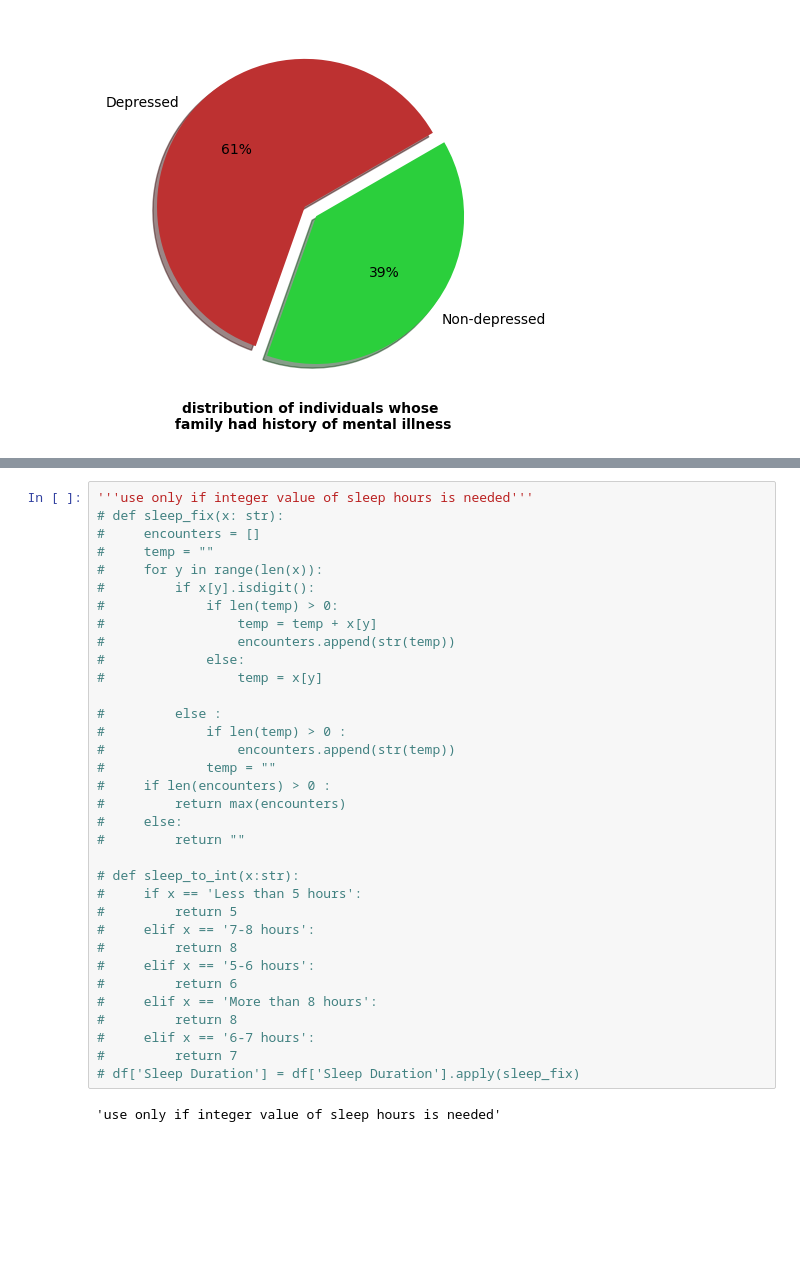
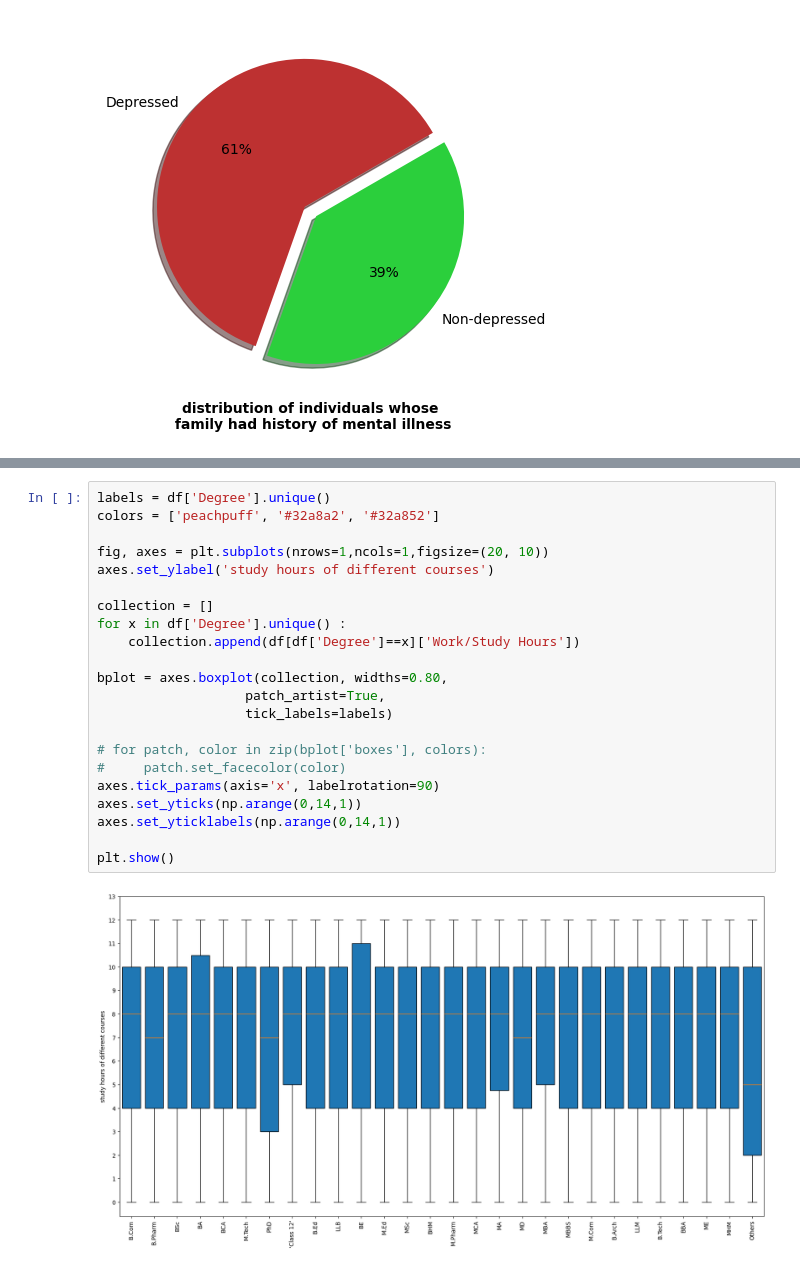
Before and after one commit to gagankumar2488/student_depression_data_analysis, a Jupyter notebook: analysis/analysis_process.ipynb, the cells around one changed output, grey strips where cells are left out. Drawn from its saved outputs; the diff is of its cells as text; blank space fills up the shorter version.

```diff
--- a/analysis/analysis_process.ipynb
+++ b/analysis/analysis_process.ipynb
@@ -202,39 +192,27 @@ axes.set_yticklabels(np.arange(0,10.5,0.5))
 plt.show()
 # %% [output]
 [figure]
-# %%
-'''use only if integer value of sleep hours is needed'''
-# def sleep_fix(x: str):
-#     encounters = []
-#     temp = ""
-#     for y in range(len(x)):
-#         if x[y].isdigit():
-#             if len(temp) > 0:
-#                 temp = temp + x[y]
-#                 encounters.append(str(temp))
-#             else:
-#                 temp = x[y]
-
-#         else :
-#             if len(temp) > 0 :
-#                 encounters.append(str(temp))
-#             temp = ""
-#     if len(encounters) > 0 :
-#         return max(encounters)
-#     else:
-#         return ""
-
-# def sleep_to_int(x:str):
-#     if x == 'Less than 5 hours':
-#         return 5
-#     elif x == '7-8 hours':
-#         return 8
-#     elif x == '5-6 hours':
-#         return 6
-#     elif x == 'More than 8 hours':
-#         return 8
-#     elif x == '6-7 hours':
-#         return 7
-# df['Sleep Duration'] = df['Sleep Duration'].apply(sleep_fix)
-# %% [output]
-'use only if integer value of sleep hours is needed'
+# %%
+labels = df['Degree'].unique()
+colors = ['peachpuff', '#32a8a2', '#32a852']
+
+fig, axes = plt.subplots(nrows=1,ncols=1,figsize=(20, 10))
+axes.set_ylabel('study hours of different courses')
+
+collection = []
+for x in df['Degree'].unique() :
+    collection.append(df[df['Degree']==x]['Work/Study Hours'])
+
+bplot = axes.boxplot(collection, widths=0.80,
+                   patch_artist=True,
+                   tick_labels=labels)
+
+# for patch, color in zip(bplot['boxes'], colors):
+#     patch.set_facecolor(color)
+axes.tick_params(axis='x', labelrotation=90)
+axes.set_yticks(np.arange(0,14,1))
+axes.set_yticklabels(np.arange(0,14,1))
+
+plt.show()
+# %% [output]
+[figure, added]
```
Also changed, not shown: parts of 7 cells of this notebook, 2 other files.
